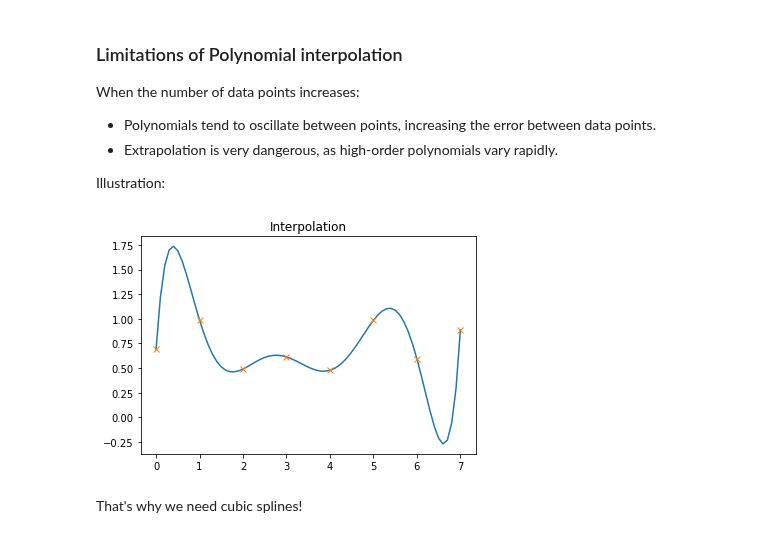
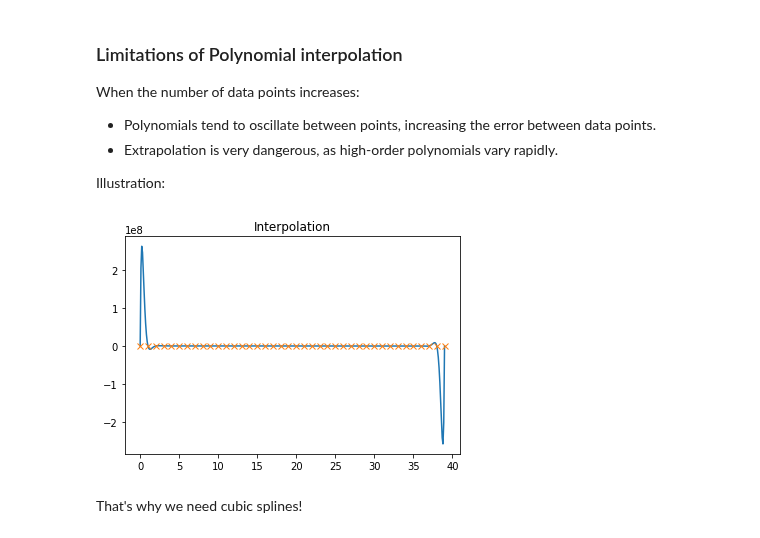
Before and after one commit to tgteacher/numerical-methods, a Jupyter notebook: notebooks/Chapter3.ipynb, the cells around one changed output. Saved outputs shown, nothing was run; the diff lists cells and outputs as text; code cells hidden in the pictures.

```diff
--- a/notebooks/Chapter3.ipynb
+++ b/notebooks/Chapter3.ipynb
@@ -339,10 +339,10 @@ When the number of data points increases:
 Illustration:
 # %%
 import matplotlib.pyplot as plt
-x_data, y_data = get_random_points(8)
+x_data, y_data = get_random_points(40)
 plot_interpolator(interpol_lagrange, x_data, y_data)
 # %% [output]
-[figure, old version]
+[figure, new version]
 # %% [markdown]
 That's why we need cubic splines!
 # %% [markdown]
```
Also changed, not shown: parts of 13 cells of this notebook.
